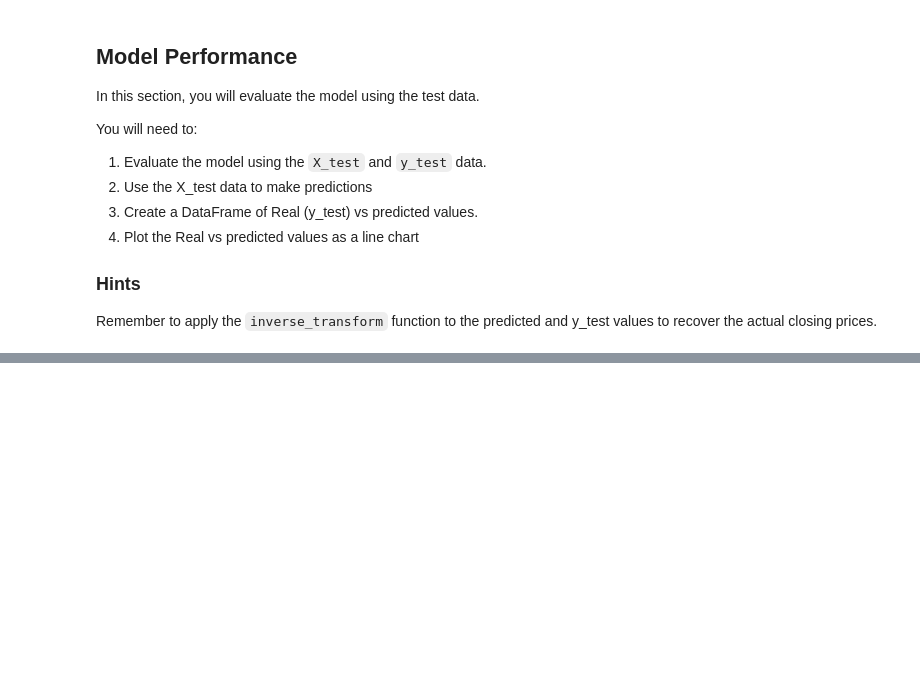
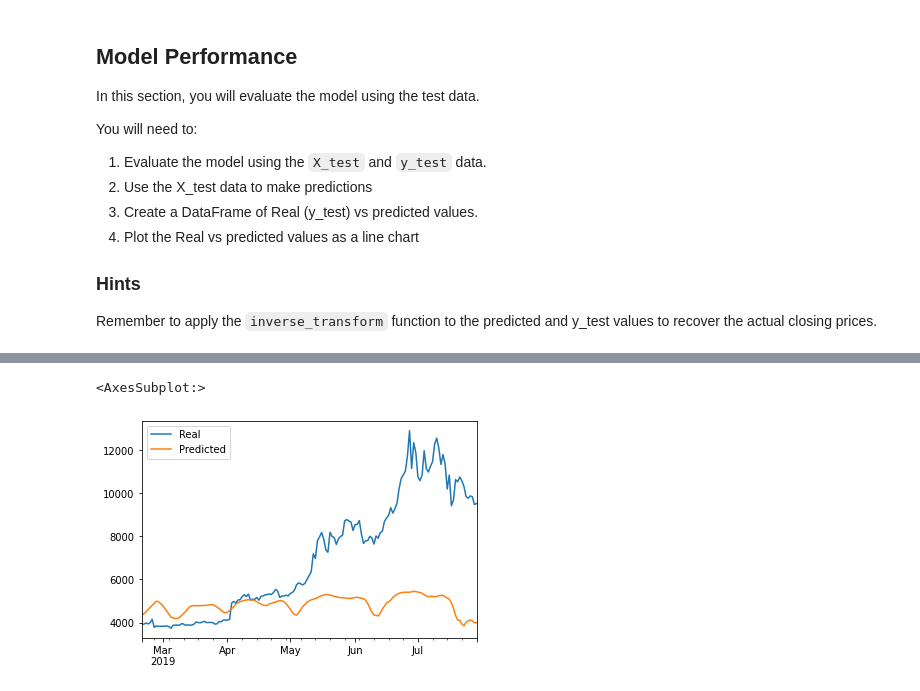
Before and after one commit to jdfwsp/stock_predictor, a Jupyter notebook: Code/lstm_stock_predictor_fng.ipynb, the cells around one changed output, grey strips where cells are left out. Saved outputs shown, nothing was run; the diff lists cells and outputs as text; code cells hidden in the pictures; blank space fills up the shorter version.

Commit message:
Plots FNG predictions

```diff
--- a/Code/lstm_stock_predictor_fng.ipynb
+++ b/Code/lstm_stock_predictor_fng.ipynb
@@ -295,3 +298,7 @@ stocks.head()
 # %%
 # Plot the real vs predicted values as a line chart
 # YOUR CODE HERE!
+stocks.plot()
+# %% [output]
+<AxesSubplot:>
+[figure, added]
```
Also changed, not shown: parts of 6 cells of this notebook.
